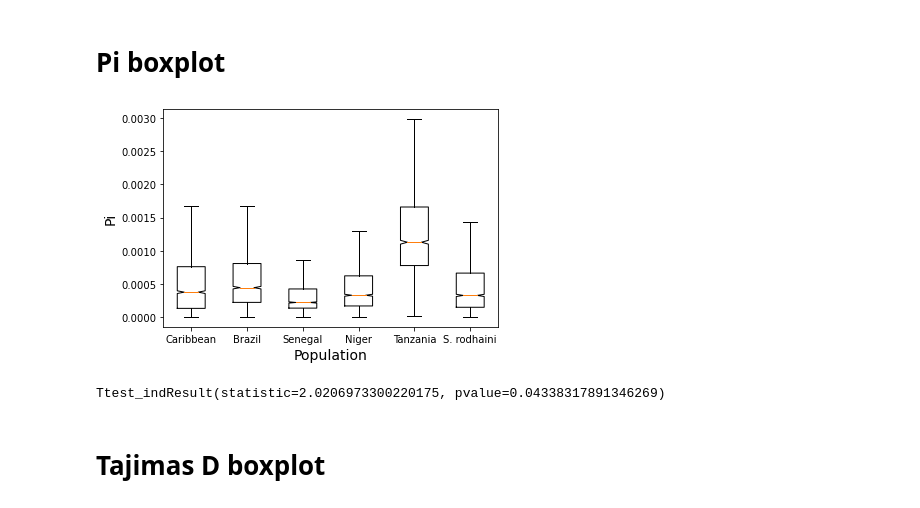
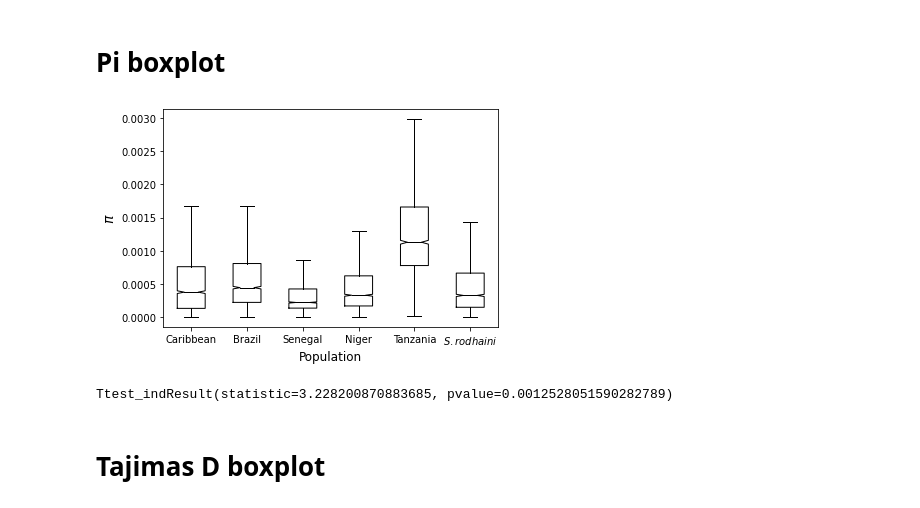
Before and after one commit to nealplatt/sch_man_nwinvasion, a Jupyter notebook: notebooks/estimate_pi_td_theta_ne_fst.ipynb, the cells around one changed output. Cells and saved outputs as stored; diff of their text form; code cells hidden in the pictures.

```diff
--- a/notebooks/estimate_pi_td_theta_ne_fst.ipynb
+++ b/notebooks/estimate_pi_td_theta_ne_fst.ipynb
@@ -646,7 +574,7 @@ uniq_chroms.sort()
 pi_dfs=defaultdict(lambda: pd.DataFrame(columns=["pi", "start", "stop", "n_bases", "n_snps", "chrom"]))
 
 pis=defaultdict(lambda: [])
-for pop in ['rodhaini', 'caribbean', 'brazil', 'niger',  'senegal', 'tanzania']:
+for pop in tqdm(['rodhaini', 'caribbean', 'brazil', 'niger',  'senegal', 'tanzania']):
     for chrom in uniq_chroms:
         mask=filtered_callset['variants/CHROM']==chrom
         chrom_pos = filtered_callset['variants/POS'][mask]
@@ -659,29 +587,34 @@ for pop in ['rodhaini', 'caribbean', 'brazil', 'niger',  'senegal', 'tanzania']:
         chr_df["chrom"]=chrom
 
         pi_dfs[pop]=pi_dfs[pop].append(chr_df)
+
+    #reset index
+    pi_dfs[pop]=pi_dfs[pop].reset_index(drop=True)
+
     #save df to a csv
     pi_dfs[pop].to_csv("results/pi/pi_boxplot_100kb_windows_{}.csv".format(pop), index=False, sep=",")
 # %%
 plt.boxplot([pi_dfs["caribbean"][pi_dfs["caribbean"]["n_snps"]>50]["pi"],
              pi_dfs["brazil"][pi_dfs["brazil"]["n_snps"]>50]["pi"],
              pi_dfs["senegal"][pi_dfs["senegal"]["n_snps"]>50]["pi"],
              pi_dfs["niger"][pi_dfs["niger"]["n_snps"]>50]["pi"],
              pi_dfs["tanzania"][pi_dfs["tanzania"]["n_snps"]>50]["pi"],
              pi_dfs["rodhaini"][pi_dfs["rodhaini"]["n_snps"]>50]["pi"]],
             showfliers=False,
             notch=True,
-            labels=["Caribbean", "Brazil", "Senegal", "Niger", "Tanzania", "S. rodhaini"])
-plt.xlabel("Population", fontsize=14)
-plt.ylabel("Pi", fontsize=14)
+            labels=["Caribbean", "Brazil", "Senegal", "Niger", "Tanzania", "$\it{S. rodhaini}$"],
+            medianprops=dict(color="black", lw=1))
+plt.xlabel("Population", fontsize=12)
+plt.ylabel("$\pi$", fontsize=14)
 plt.savefig("results/pi/pi_boxplot_100kb_windows.svg")
 plt.savefig("results/pi/pi_boxplot_100kb_windows.png", dpi=300)
 plt.show()
 # %% [output]
-[figure, old version]
+[figure, new version]
 # %%
-stats.ttest_ind(pis["brazil"], pis["caribbean"], equal_var=False)
+stats.ttest_ind(pi_dfs["brazil"]["pi"].dropna(), pi_dfs["niger"]["pi"].dropna(), equal_var=False)
 # %% [output]
-Ttest_indResult(statistic=2.0206973300220175, pvalue=0.04338317891346269)
+Ttest_indResult(statistic=3.228200870883685, pvalue=0.0012528051590282789)
 # %% [markdown]
 # Tajimas D boxplot
 # %%
```
Also changed, not shown: parts of 32 cells of this notebook.
